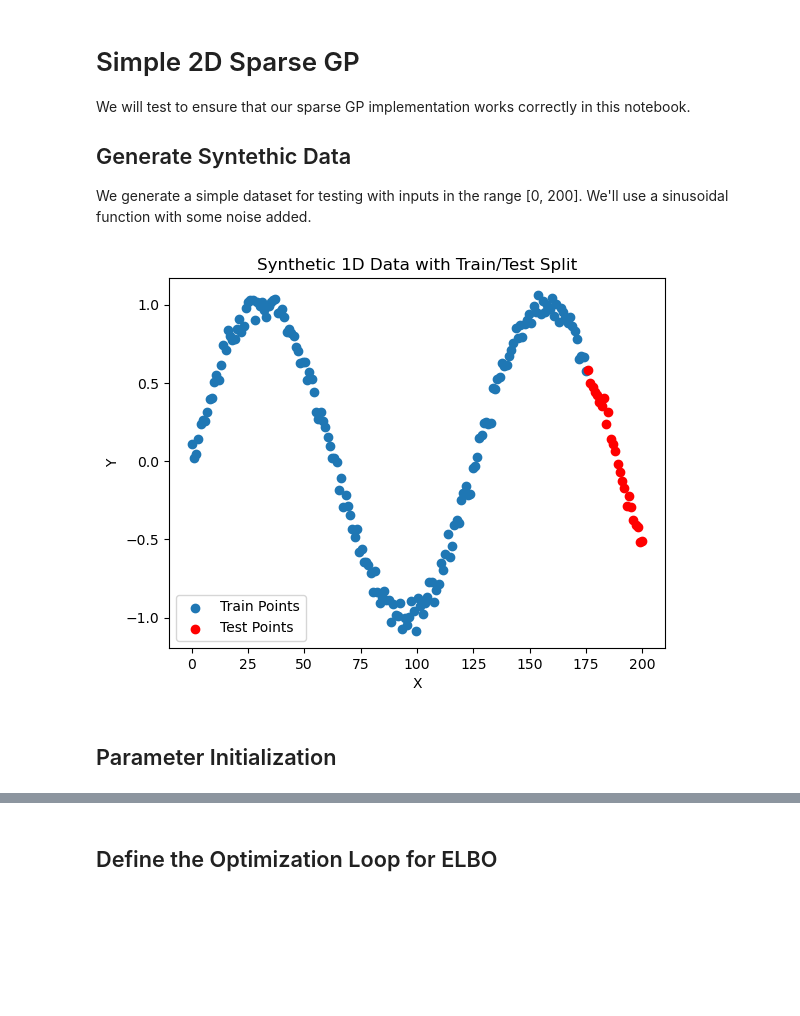
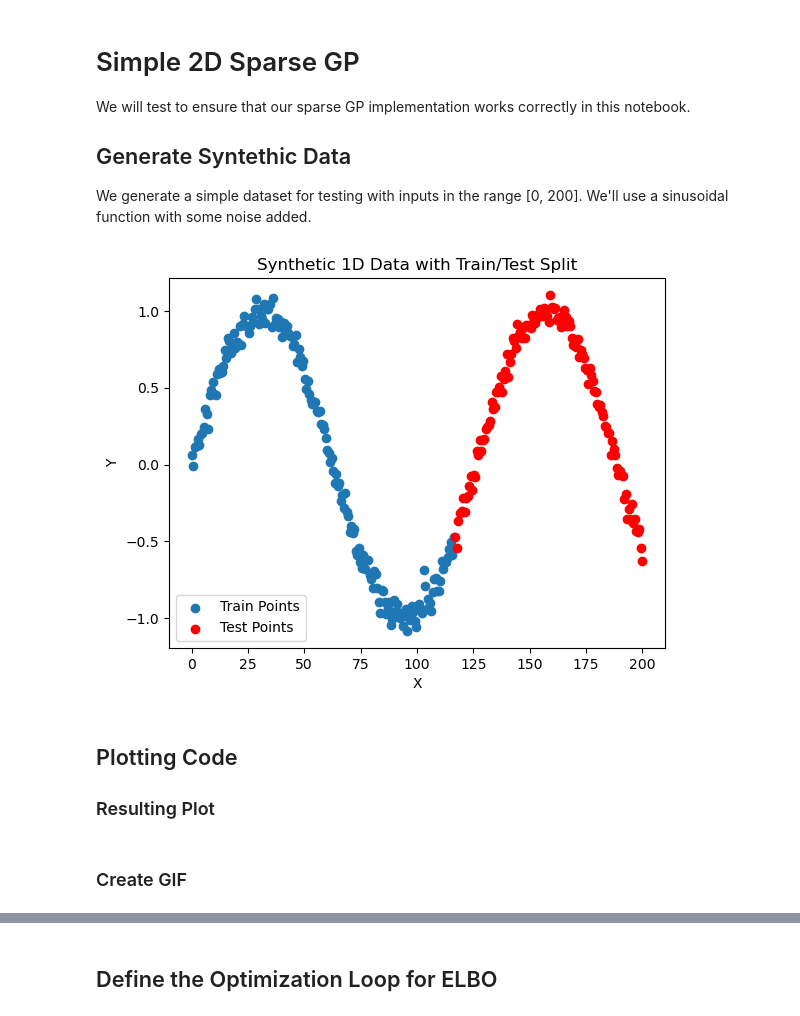
Before and after one commit to arvchahal/sparse-GP-kernel-combinations-audio-forecasting, a Jupyter notebook: test_simple2D_sparse_gps.ipynb, the cells around one changed output, grey strips where cells are left out. Cells and saved outputs as stored; diff of their text form; code cells hidden in the pictures; blank space fills up the shorter version.

```diff
--- a/test_simple2D_sparse_gps.ipynb
+++ b/test_simple2D_sparse_gps.ipynb
@@ -12,23 +17,25 @@ from kernels import *
 from sparse_gp import *
 # %%
 # Inputs
-X = onp.linspace(0, 200, 200).reshape(-1, 1)
+X = onp.linspace(0, 200, 300).reshape(-1, 1)
+
 # Outputs: Sine function with noise
 Y = onp.sin(X * 0.05) + 0.05 * onp.random.normal(size=X.shape)
 
 # Training and testing split
 X_train, Y_train = X[:175], Y[:175]
 X_test, Y_test = X[175:], Y[175:]
 
 # Plot data
 plt.scatter(X_train, Y_train, label="Train Points")
 plt.scatter(X_test, Y_test, label="Test Points", color="red")
 plt.xlabel("X")
 plt.ylabel("Y")
 plt.legend()
 plt.title("Synthetic 1D Data with Train/Test Split")
 plt.show()
 # %% [output]
-[figure, old version]
+[figure, new version]
-# %% [markdown]
-## Parameter Initialization
+# %% [markdown]
+## Plotting Code
+### Resulting Plot
@@ -34,0 +79,2 @@ plt.show()
+# %% [markdown]
+### Create GIF
```
Also changed, not shown: parts of 19 cells of this notebook, 7 other files.
